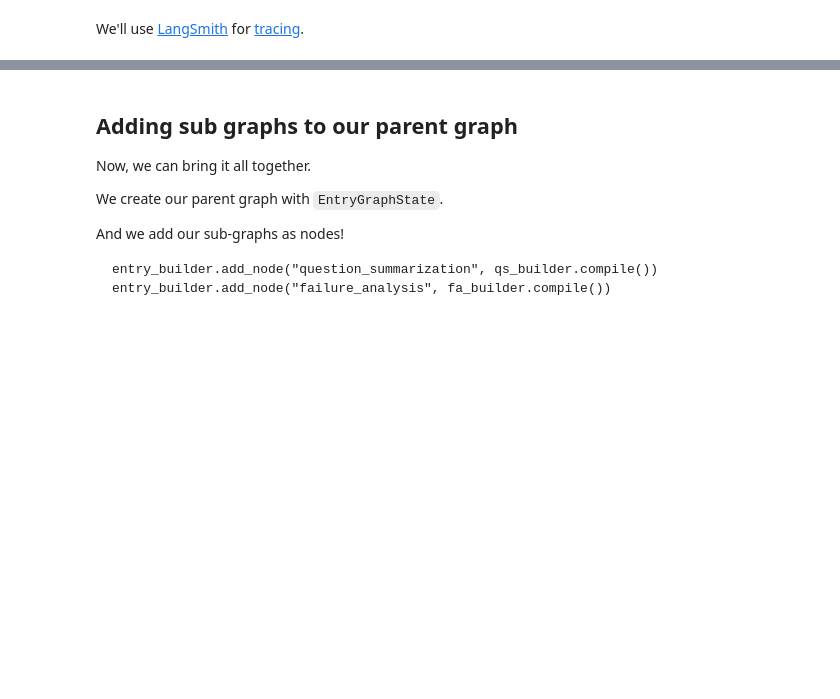
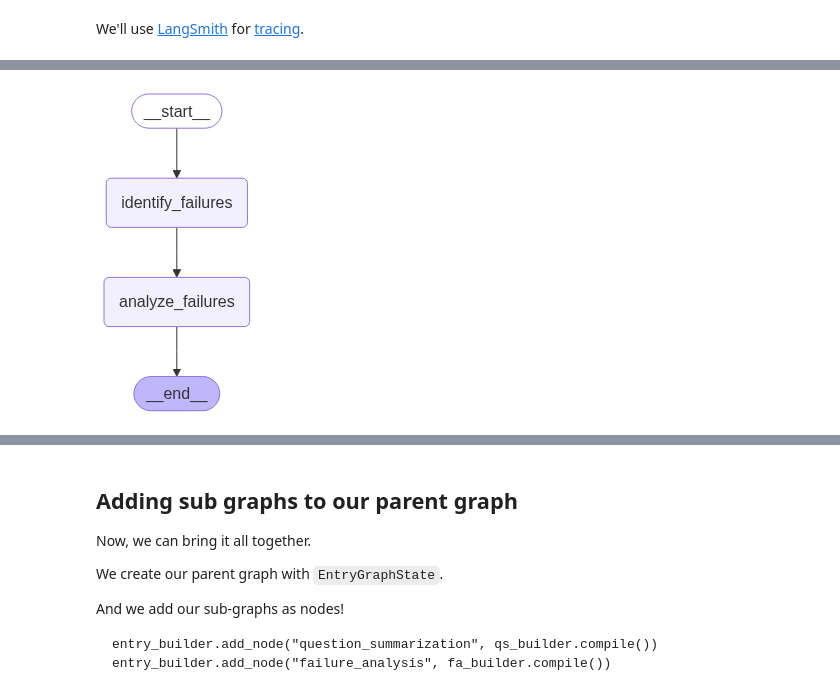
Before and after one commit to Justingw/log-analysis-demo, a Jupyter notebook: sub-graph.ipynb, the cells around one changed output, grey strips where cells are left out. Saved outputs shown, nothing was run; the diff lists cells and outputs as text; code cells hidden in the pictures; blank space fills up the shorter version.

```diff
--- a/sub-graph.ipynb
+++ b/sub-graph.ipynb
@@ -732,0 +319,92 @@ display(Image(graph.get_graph().draw_mermaid_png()))
+# %%
+# Failure Analysis Sub-graph for GCP Logs
+class GCPFailureAnalysisState(TypedDict):
+    cleaned_logs: List[Log]
+    error_logs: List[Log]
+    warning_logs: List[Log]
+    failure_summary: str
+    processed_logs: List[str]
+
+class GCPFailureAnalysisOutputState(TypedDict):
+    failure_summary: str
+    processed_logs: List[str]
+
+def identify_gcp_failures(state):
+    """Identify ERROR and WARNING logs from GCP"""
+    cleaned_logs = state["cleaned_logs"]
+
+    error_logs = [log for log in cleaned_logs if log.get("severity") == "ERROR"]
+    warning_logs = [log for log in cleaned_logs if log.get("severity") == "WARNING"]
+
+    print(f"Found {len(error_logs)} ERROR logs and {len(warning_logs)} WARNING logs")
+
+    return {
+        "error_logs": error_logs,
+        "warning_logs": warning_logs
+    }
+
+def analyze_gcp_failures(state):
+    """Analyze the failure patterns in GCP logs"""
+    error_logs = state["error_logs"]
+    warning_logs = state["warning_logs"]
+
+    failure_details = []
+
+    # Analyze ERROR logs
+    if error_logs:
+        failure_details.append(f"CRITICAL: {len(error_logs)} ERROR(s) detected")
+        for log in error_logs:
+            resource_type = log.get("resource_type", "unknown")
+            resource_info = ""
+            if log.get("resource_labels"):
+                # Extract key resource info
+                labels = log["resource_labels"]
+                if "database_id" in labels:
+                    resource_info = f" (Database: {labels['database_id']})"
+                elif "service_name" in labels:
+                    resource_info = f" (Service: {labels['service_name']})"
+                elif "instance_id" in labels:
+                    resource_info = f" (Instance: {labels['instance_id']})"
+
+            message_preview = log["message"][:100] + "..." if len(log["message"]) > 100 else log["message"]
+            failure_details.append(f"   - {resource_type}{resource_info}: {message_preview}")
+
+    # Analyze WARNING logs
+    if warning_logs:
+        failure_details.append(f"WARNINGS: {len(warning_logs)} warning(s) detected")
+        for log in warning_logs:
+            resource_type = log.get("resource_type", "unknown")
+            message_preview = log["message"][:100] + "..." if len(log["message"]) > 100 else log["message"]
+            failure_details.append(f"   - {resource_type}: {message_preview}")
+
+    if not error_logs and not warning_logs:
+        failure_details.append("No failures detected in GCP logs")
+
+    failure_summary = "\n".join(failure_details)
+
+    # Create processing log entries
+    processed_log_entries = []
+    for log in error_logs + warning_logs:
+        processed_log_entries.append(f"failure-analysis-{log['severity'].lower()}-log-{log['id']}")
+
+    print(f"Failure Analysis Complete:")
+    print(failure_summary)
+
+    return {
+        "failure_summary": failure_summary,
+        "processed_logs": processed_log_entries
+    }
+
+# Build the GCP Failure Analysis sub-graph
+gcp_fa_builder = StateGraph(GCPFailureAnalysisState, output=GCPFailureAnalysisOutputState)
+gcp_fa_builder.add_node("identify_failures", identify_gcp_failures)
+gcp_fa_builder.add_node("analyze_failures", analyze_gcp_failures)
+gcp_fa_builder.add_edge(START, "identify_failures")
+gcp_fa_builder.add_edge("identify_failures", "analyze_failures")
+gcp_fa_builder.add_edge("analyze_failures", END)
+
+gcp_failure_graph = gcp_fa_builder.compile()
+
+print("GCP Failure Analysis Sub-graph:")
+display(Image(gcp_failure_graph.get_graph().draw_mermaid_png()))
+# %% [output]
@@ -732,0 +414 @@ display(Image(graph.get_graph().draw_mermaid_png()))
+[figure, added]
```
Also changed, not shown: parts of 20 cells of this notebook, 11 other files.
